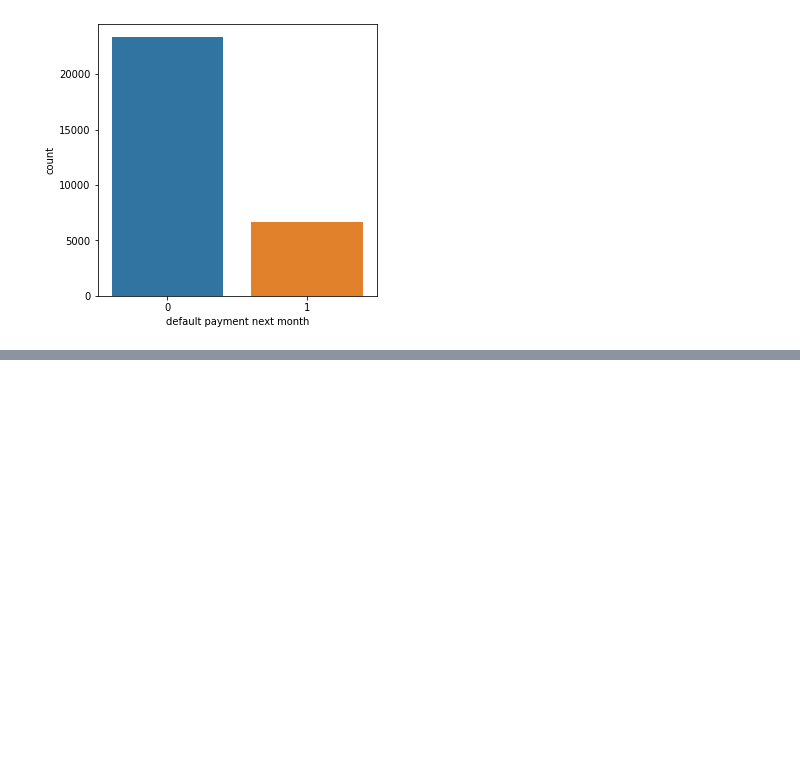
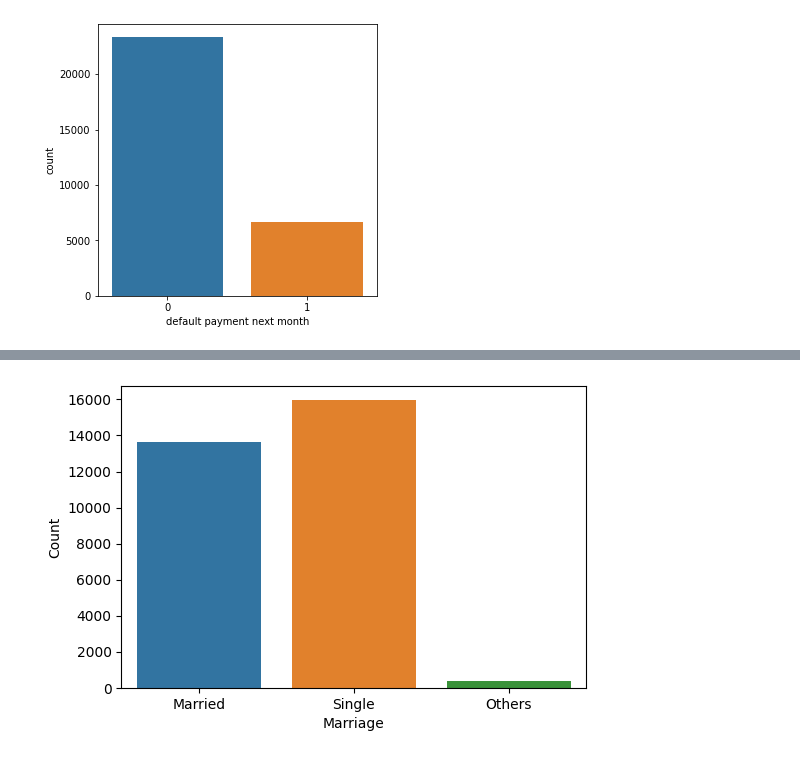
Before and after one commit to bharath967/Credit-Card-Default-Prediction, a Jupyter notebook: Credit_Card_Default_Prediction_Capstone_Project.ipynb, the cells around one changed output, grey strips where cells are left out. Saved outputs shown, nothing was run; the diff lists cells and outputs as text; code cells hidden in the pictures; blank space fills up the shorter version.

```diff
--- a/Credit_Card_Default_Prediction_Capstone_Project.ipynb
+++ b/Credit_Card_Default_Prediction_Capstone_Project.ipynb
@@ -227,0 +260,19 @@ plt.show()
+# %%
+# plotting graph to findout marriage status of records
+def marriage(x):
+    if (x==1):
+        return "Married"
+    elif (x==2):
+        return "Single"
+    else:
+        return "Others"
+data['MARRIAGE']=data['MARRIAGE'].apply(marriage)
+# %%
+plt.figure(dpi=100)
+data['MARRIAGE'].value_counts()
+sns.countplot(x="MARRIAGE",  data=data)
+plt.xlabel("Marriage")
+plt.ylabel("Count")
+plt.show()
+# %% [output]
+[figure, added]
```
Also changed, not shown: parts of 12 cells of this notebook.
